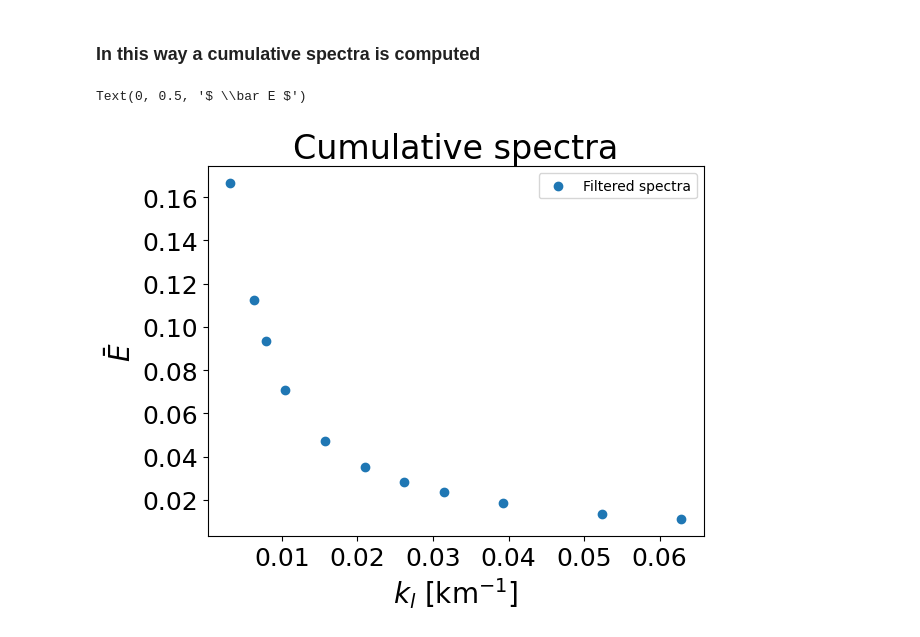
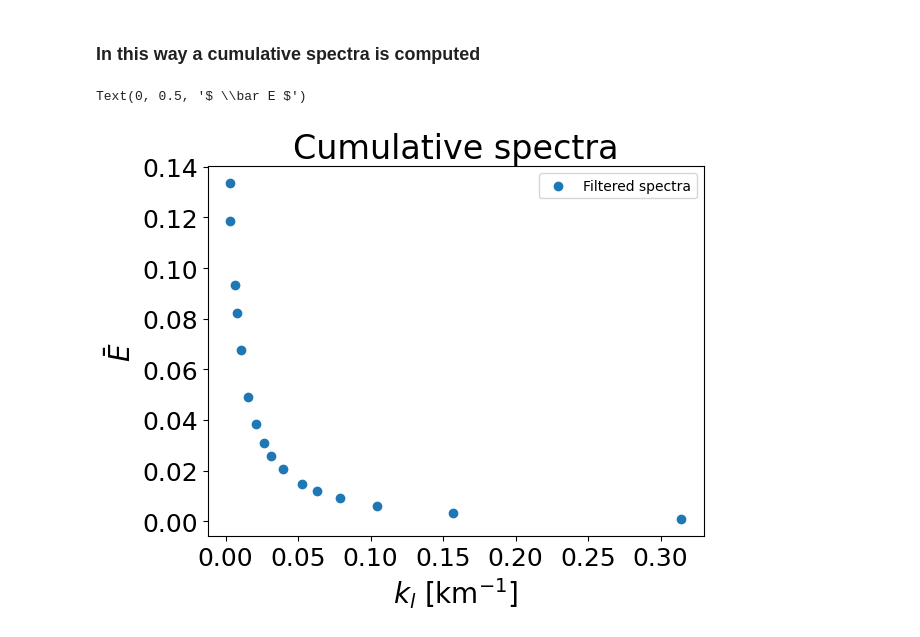
Before and after one commit to FESOM/implicit_filter, a Jupyter notebook: examples/basic_triangular_mesh.ipynb, the cells around one changed output. Cells and saved outputs as stored; diff of their text form; code cells hidden in the pictures.

```diff
--- a/examples/basic_triangular_mesh.ipynb
+++ b/examples/basic_triangular_mesh.ipynb
@@ -122,23 +122,22 @@ plt.colorbar()
 Please not that the wavelengths should be comparable to the size and resolution of the mesh.
 If the scales are reasonably small or large the filter will return defective results without a warning
 # %%
-kc = np.array([10, 12, 16, 20, 24, 30, 40, 60, 80, 100, 200]) * dxm
+kc = np.array([2, 4, 6, 8, 10, 12, 16, 20, 24, 30, 40, 60, 80, 100, 200]) * dxm
 kc = 2 * math.pi / kc  # Wavenumbers
 # %% [markdown]
 ### Now one can use compute spectra method to get the spectra directly
-# %%
-spectra = tri_filter.compute_spectra_scalar(1, kc, tt)
 # %% [markdown]
 ### In this way a cumulative spectra is computed
 # %%
-# Removing the first element as spectra also contains value for unfiltered data on position 0
-plt.scatter(kc, spectra[1:], label="Filtered spectra")
+# Add the first element as spectra also contains value for unfiltered data on position 0
+k = np.insert(kc, -1, kc[-1])
+plt.scatter(k, spectra, label="Filtered spectra")
 plt.title("Cumulative spectra", fontsize=24)
 plt.legend()
 plt.xticks(fontsize=18)
 plt.yticks(fontsize=18)
 plt.xlabel(r"$k_l$ [km$^{-1}$]", fontsize=20)
 plt.ylabel(r"$ \bar E $", fontsize=20)
 # %% [output]
 Text(0, 0.5, '$ \\bar E $')
-[figure, old version]
+[figure, new version]
```
Also changed, not shown: parts of 4 cells of this notebook, 5 other files.
